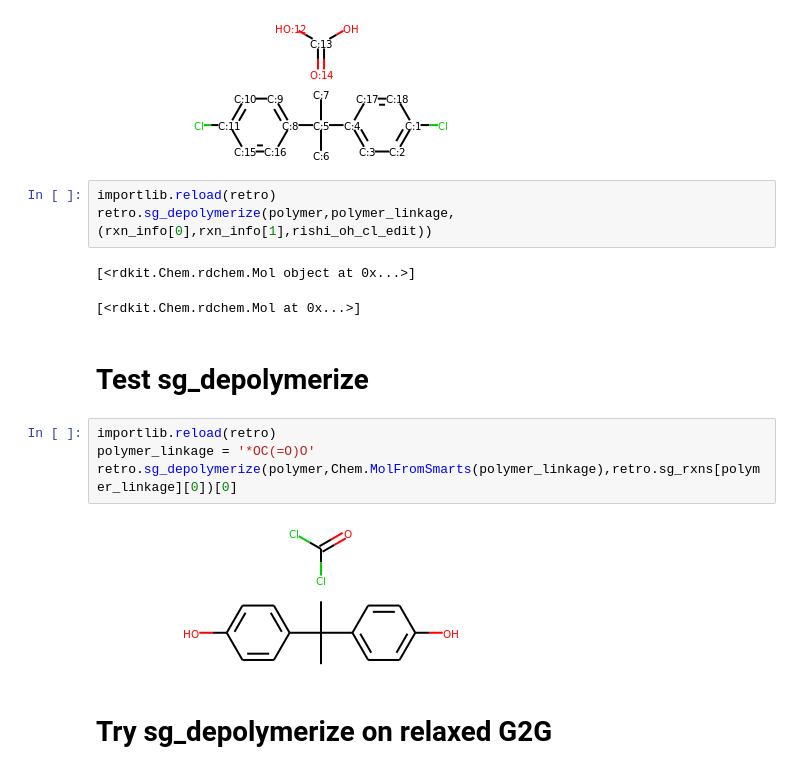
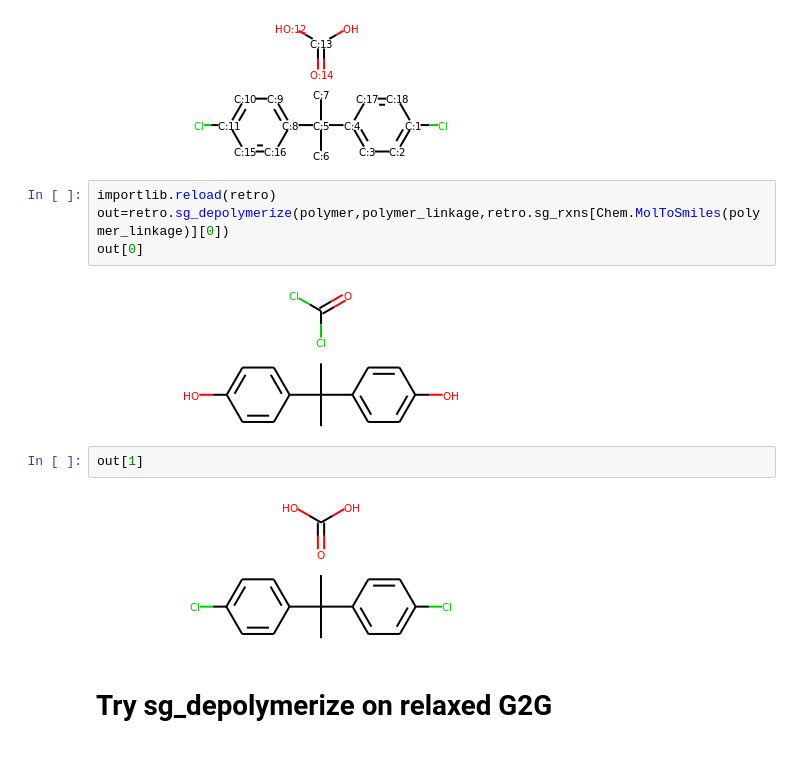
Before and after one commit to rishigurnani/hMOFs-Snurr, a Jupyter notebook: fall20_mse_8803_2.ipynb, the cells around one changed output. Cells and saved outputs as stored; diff of their text form.

Commit message:
retro of vanilla polyureas works

```diff
--- a/fall20_mse_8803_2.ipynb
+++ b/fall20_mse_8803_2.ipynb
@@ -572,18 +594,14 @@ new_mol2
 [figure]
 # %%
 importlib.reload(retro)
-retro.sg_depolymerize(polymer,polymer_linkage,(rxn_info[0],rxn_info[1],rishi_oh_cl_edit))
+out=retro.sg_depolymerize(polymer,polymer_linkage,retro.sg_rxns[Chem.MolToSmiles(polymer_linkage)][0])
+out[0]
 # %% [output]
-[<rdkit.Chem.rdchem.Mol object at 0x...>]
-[<rdkit.Chem.rdchem.Mol at 0x...>]
+[figure, added]
-# %% [markdown]
-# Test sg_depolymerize
-# %%
-importlib.reload(retro)
-polymer_linkage = '*OC(=O)O'
-retro.sg_depolymerize(polymer,Chem.MolFromSmarts(polymer_linkage),retro.sg_rxns[polymer_linkage][0])[0]
-# %% [output]
-[figure, removed]
+# %%
+out[1]
+# %% [output]
+[figure, added]
 # %% [markdown]
 # Try sg_depolymerize on relaxed G2G
 # %%
```
Also changed, not shown: parts of 85 cells of this notebook, 3 other files.
